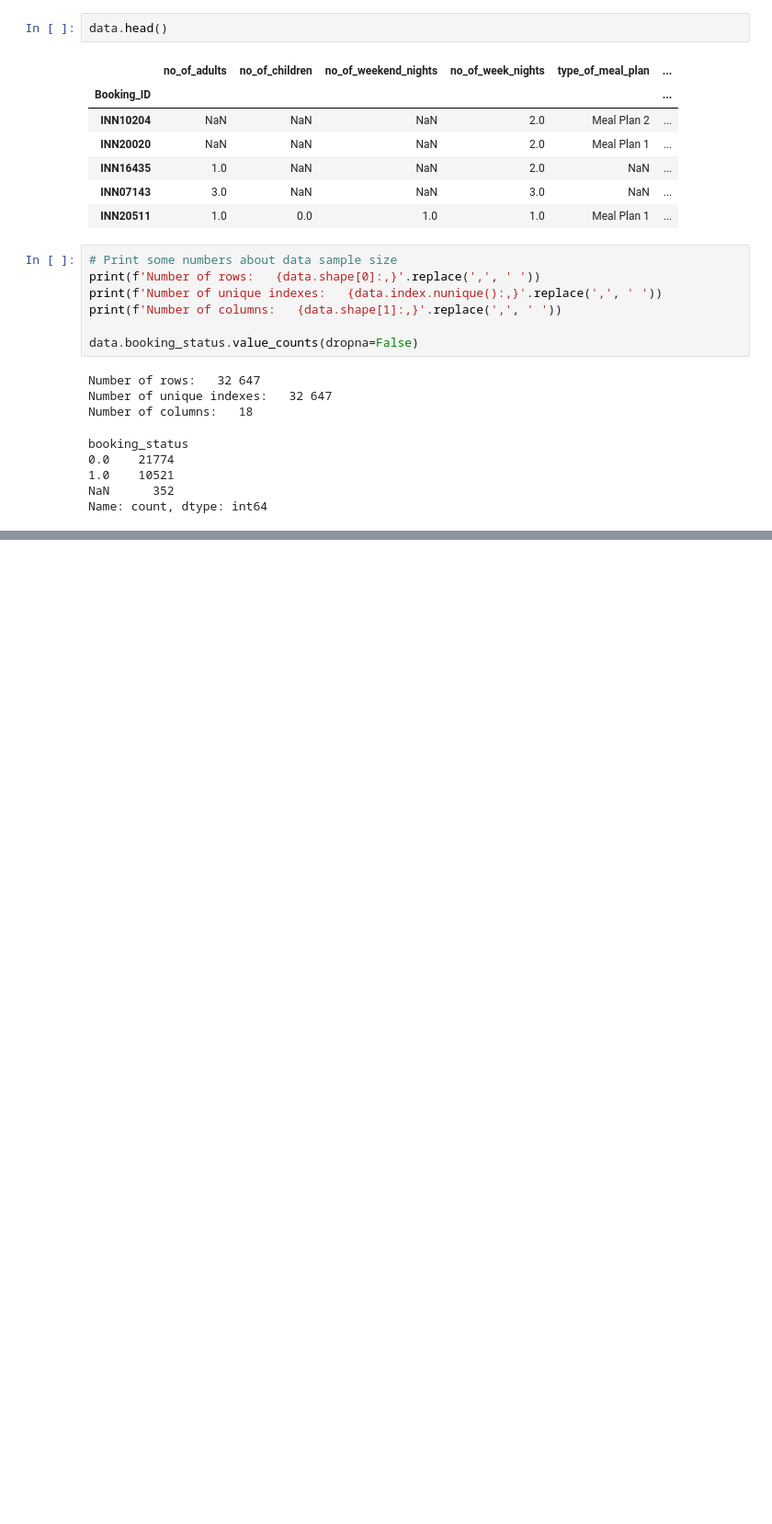
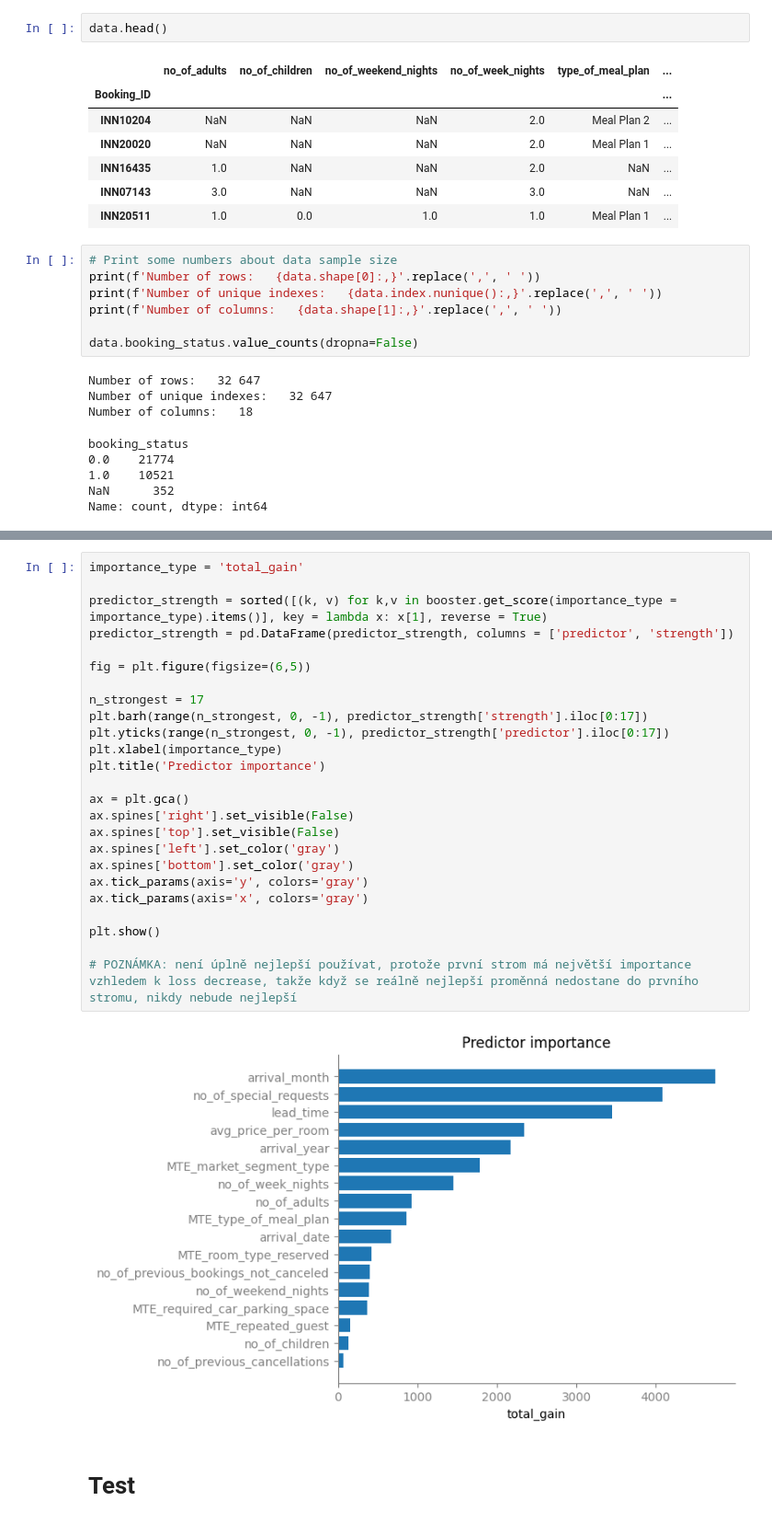
Before and after one commit to WerKz21/Data_Science_2, a Jupyter notebook: Practicals/HW1/HW1.ipynb, the cells around one changed output, grey strips where cells are left out. Shown at 92% size. Drawn from its saved outputs; the diff is of its cells as text; blank space fills up the shorter version.

```diff
--- a/Practicals/HW1/HW1.ipynb
+++ b/Practicals/HW1/HW1.ipynb
@@ -181,0 +380,29 @@ ValueError: With n_samples=0, test_size=0.4 and train_size=None, the resulting t
+# %%
+importance_type = 'total_gain'
+
+predictor_strength = sorted([(k, v) for k,v in booster.get_score(importance_type = importance_type).items()], key = lambda x: x[1], reverse = True)
+predictor_strength = pd.DataFrame(predictor_strength, columns = ['predictor', 'strength'])
+
+fig = plt.figure(figsize=(6,5))
+
+n_strongest = 17
+plt.barh(range(n_strongest, 0, -1), predictor_strength['strength'].iloc[0:17])
+plt.yticks(range(n_strongest, 0, -1), predictor_strength['predictor'].iloc[0:17])
+plt.xlabel(importance_type)
+plt.title('Predictor importance')
+
+ax = plt.gca()
+ax.spines['right'].set_visible(False)
+ax.spines['top'].set_visible(False)
+ax.spines['left'].set_color('gray')
+ax.spines['bottom'].set_color('gray')
+ax.tick_params(axis='y', colors='gray')
+ax.tick_params(axis='x', colors='gray')
+
+plt.show()
+
+# POZNÁMKA: není úplně nejlepší používat, protože první strom má největší importance vzhledem k loss decrease, takže když se reálně nejlepší proměnná nedostane do prvního stromu, nikdy nebude nejlepší
+# %% [output]
+[figure, added]
+# %% [markdown]
+# Test
```
Also changed, not shown: parts of 27 cells of this notebook, 3 other files.
